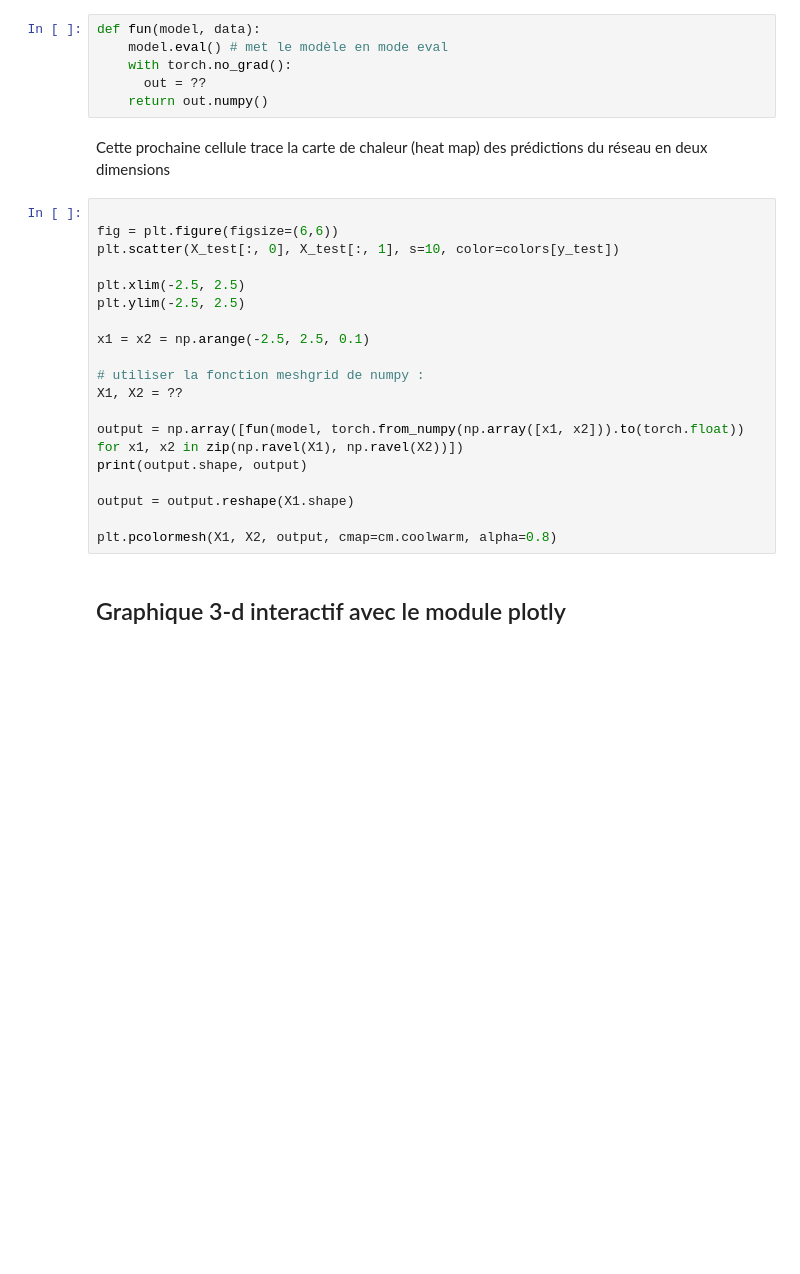
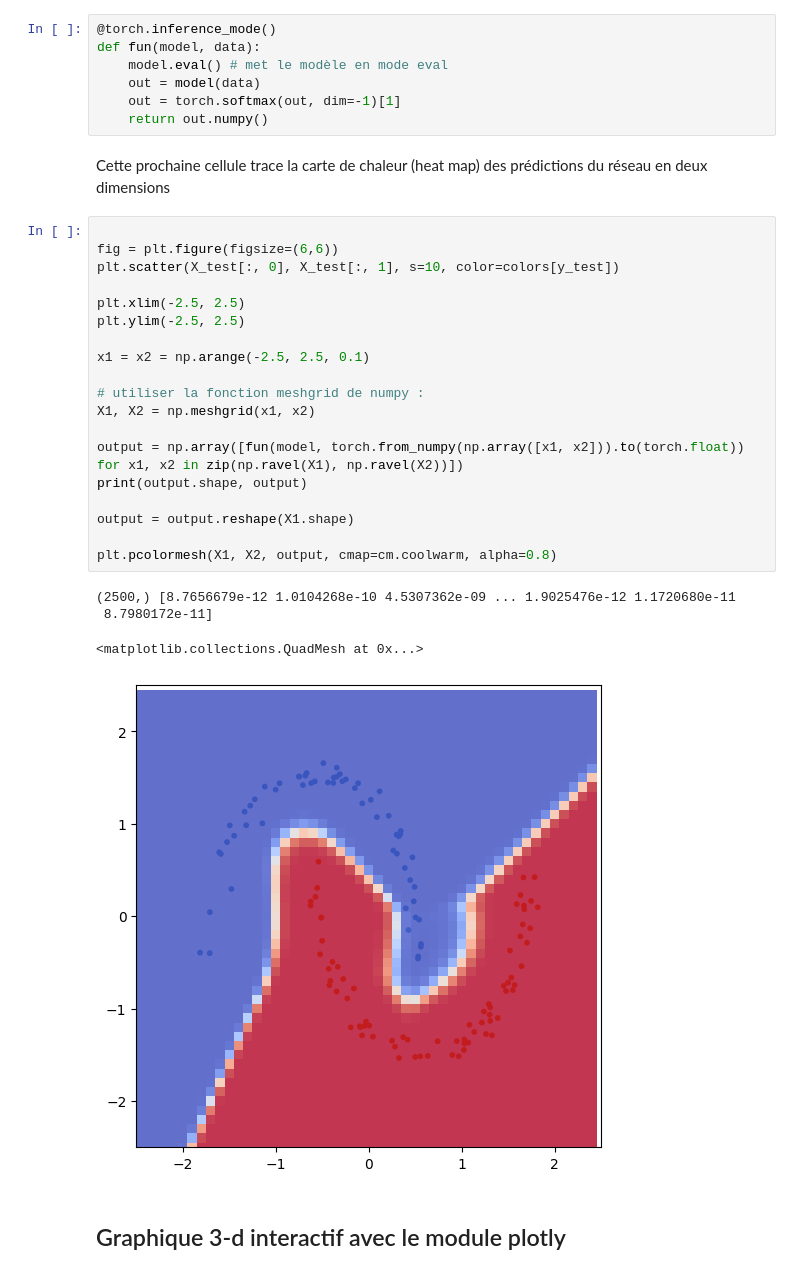
Before and after one commit to jturner116/M1, a Jupyter notebook: s8/app_auto/TP1-20240130/ML1_TP1_toy_NN_sujet.ipynb, the cells around one changed output. Saved outputs shown, nothing was run; the diff lists cells and outputs as text; blank space fills up the shorter version.

```diff
--- a/s8/app_auto/TP1-20240130/ML1_TP1_toy_NN_sujet.ipynb
+++ b/s8/app_auto/TP1-20240130/ML1_TP1_toy_NN_sujet.ipynb
@@ -231,32 +263,38 @@
 
 *   à quoi sert la ligne "with torch.no_grad():" ?
 # %%
+@torch.inference_mode()
 def fun(model, data):
     model.eval() # met le modèle en mode eval
-    with torch.no_grad():
-      out = ??
+    out = model(data)
+    out = torch.softmax(out, dim=-1)[1]
     return out.numpy()
 # %% [markdown]
 Cette prochaine cellule trace la carte de chaleur (heat map) des prédictions du réseau en deux dimensions
 # %%
 
 fig = plt.figure(figsize=(6,6))
 plt.scatter(X_test[:, 0], X_test[:, 1], s=10, color=colors[y_test])
 
 plt.xlim(-2.5, 2.5)
 plt.ylim(-2.5, 2.5)
 
 x1 = x2 = np.arange(-2.5, 2.5, 0.1)
 
 # utiliser la fonction meshgrid de numpy :
-X1, X2 = ??
+X1, X2 = np.meshgrid(x1, x2)
 
 output = np.array([fun(model, torch.from_numpy(np.array([x1, x2])).to(torch.float)) for x1, x2 in zip(np.ravel(X1), np.ravel(X2))])
 print(output.shape, output)
 
 output = output.reshape(X1.shape)
 
 plt.pcolormesh(X1, X2, output, cmap=cm.coolwarm, alpha=0.8)
+# %% [output]
+(2500,) [8.7656679e-12 1.0104268e-10 4.5307362e-09 ... 1.9025476e-12 1.1720680e-11
+ 8.7980172e-11]
+<matplotlib.collections.QuadMesh at 0x...>
+[figure, added]
 # %% [markdown]
 ## Graphique 3-d interactif avec le module plotly
 # %%
```
Also changed, not shown: parts of 9 cells of this notebook, 1 other file.
